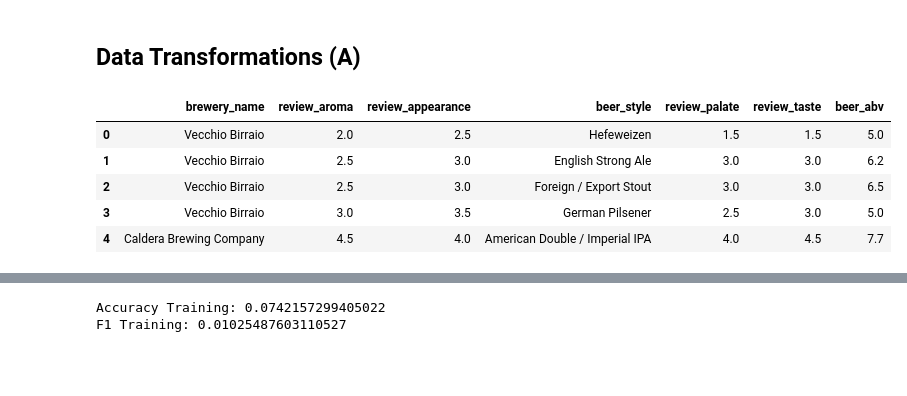
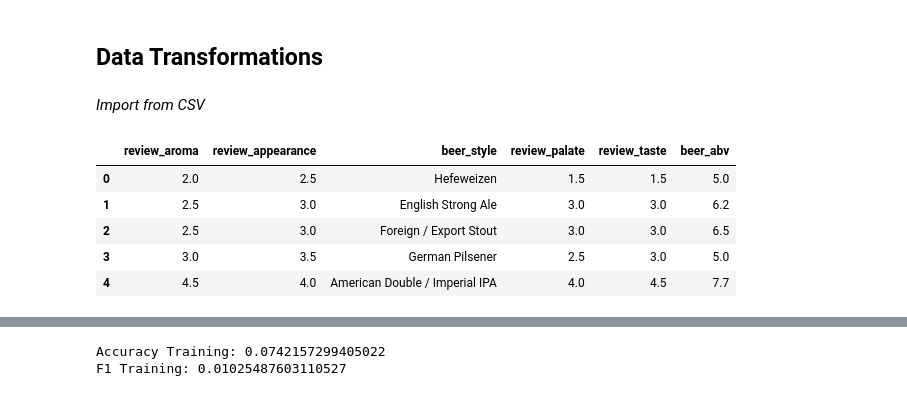
Before and after one commit to aprilgum/beer-type-prediction, a Jupyter notebook: notebooks/nommesen_april-beer-nnmodel-final.ipynb, the cells around one changed output, grey strips where cells are left out. Drawn from its saved outputs; the diff is of its cells as text; code cells hidden in the pictures; blank space fills up the shorter version.

```diff
--- a/notebooks/nommesen_april-beer-nnmodel-final.ipynb
+++ b/notebooks/nommesen_april-beer-nnmodel-final.ipynb
@@ -10,27 +10,30 @@ import torch
 import torch.nn as nn
 import torch.nn.functional as F
 # %% [markdown]
-## Data Transformations (A)
+## Data Transformations
 # %%
 #Solution
 %load_ext autoreload
 %autoreload 2
+# %% [markdown]
+*Import from CSV*
 # %%
 df_raw_beer = pd.read_csv('/wd/data/raw/beer_reviews.csv')
 # %%
 df_cleaned = df_raw_beer.copy()
 df_cleaned.drop(['brewery_id',
                  'review_profilename',
                  'review_time',
                  'beer_name',
                  'beer_beerid',
-                 'review_overall' # temp exclude
+                 'review_overall', # temp exclude
+                 'brewery_name' # not include in the model
                 ], axis=1, inplace=True)
 df_cleaned.head()
 # %% [output]
-|  | brewery_name | review_aroma | review_appearance | beer_style | review_palate | review_taste | beer_abv |
-| 0 | Vecchio Birraio | 2.0 | 2.5 | Hefeweizen | 1.5 | 1.5 | 5.0 |
-| 1 | Vecchio Birraio | 2.5 | 3.0 | English Strong Ale | 3.0 | 3.0 | 6.2 |
-| 2 | Vecchio Birraio | 2.5 | 3.0 | Foreign / Export Stout | 3.0 | 3.0 | 6.5 |
-| 3 | Vecchio Birraio | 3.0 | 3.5 | German Pilsener | 2.5 | 3.0 | 5.0 |
-| 4 | Caldera Brewing Company | 4.5 | 4.0 | American Double / Imperial IPA | 4.0 | 4.5 | 7.7 |
+|  | review_aroma | review_appearance | beer_style | review_palate | review_taste | beer_abv |
+| 0 | 2.0 | 2.5 | Hefeweizen | 1.5 | 1.5 | 5.0 |
+| 1 | 2.5 | 3.0 | English Strong Ale | 3.0 | 3.0 | 6.2 |
+| 2 | 2.5 | 3.0 | Foreign / Export Stout | 3.0 | 3.0 | 6.5 |
+| 3 | 3.0 | 3.5 | German Pilsener | 2.5 | 3.0 | 5.0 |
+| 4 | 4.5 | 4.0 | American Double / Imperial IPA | 4.0 | 4.5 | 7.7 |
```
Also changed, not shown: parts of 28 cells of this notebook, 13 other files.
